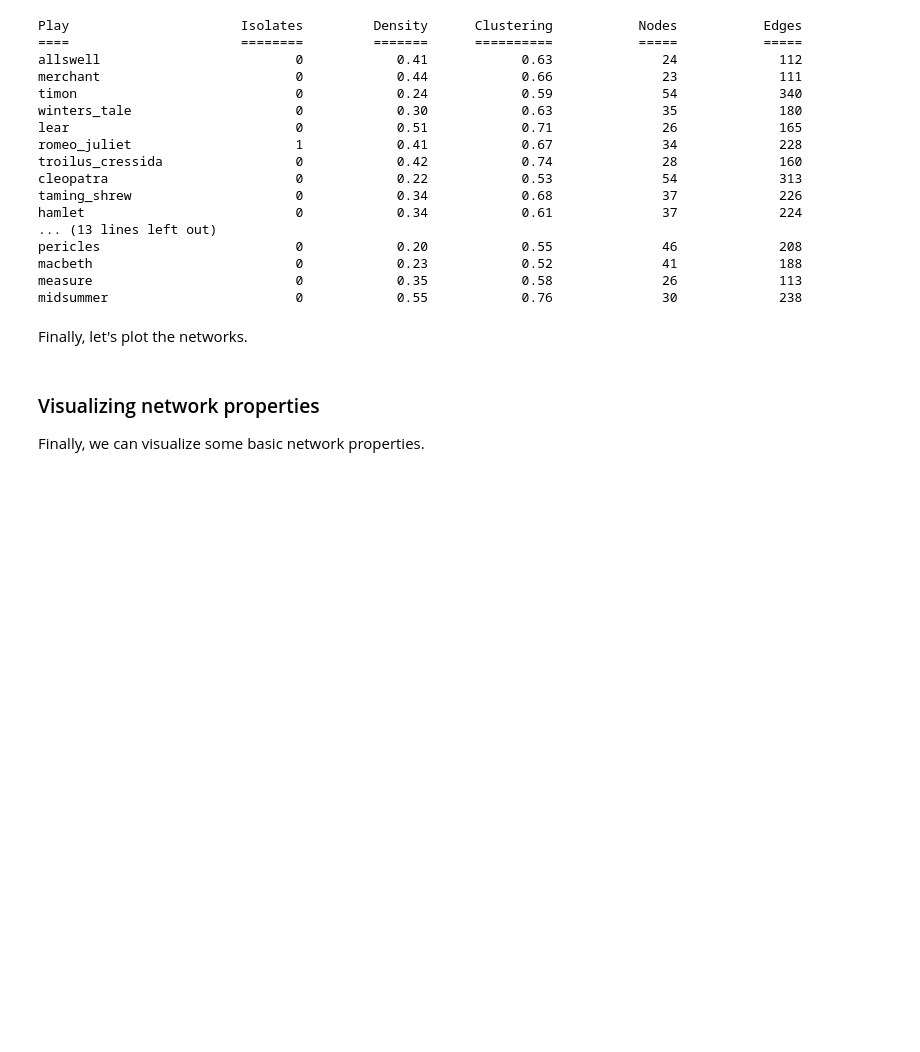
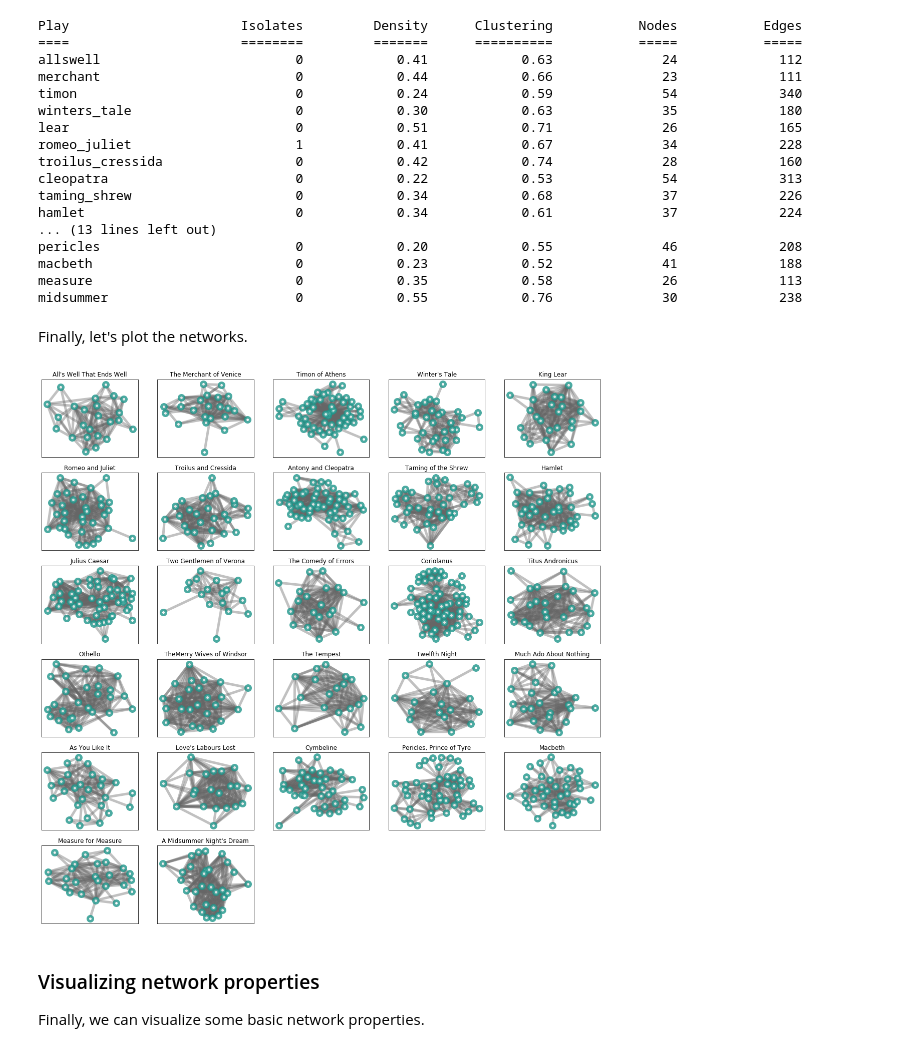
Before and after one commit to russellfunk/umn_day_of_data_2020, a Jupyter notebook: dash_2020_sna.ipynb, the cells around one changed output. Saved outputs shown, nothing was run; the diff lists cells and outputs as text; code cells hidden in the pictures; blank space fills up the shorter version.

```diff
--- a/dash_2020_sna.ipynb
+++ b/dash_2020_sna.ipynb
@@ -440,27 +440,29 @@ Finally, let's plot the networks.
 # %%
 # initialize the figure
 plt.figure(figsize=(20, 20))
 
 # loop over the plays
 for i, (play_id, play_network) in enumerate(shakespeare_networks.items()):
 
   # compute a layout for the nodes
-  pos = nx.nx_agraph.graphviz_layout(play_network)
+  pos = nx.kamada_kawai_layout(play_network)
 
   # create a subplot
   plt.subplot(6,5,i+1)
 
   # add the title
   plt.gca().set_title(play_network.graph["play_name"])
 
   # draw nodes
   nx.draw_networkx_nodes(play_network, pos, node_size=100, node_color='#ffffff', alpha=0.8, linewidths=5).set_edgecolor("#1f968b")
 
   # draw edges
   nx.draw_networkx_edges(play_network, pos, alpha=0.4, node_size=0, width=5, edge_color="#666666")
 
 # show the plot
 plt.show()
+# %% [output]
+[figure, added]
 # %% [markdown]
 ### Visualizing network properties
 Finally, we can visualize some basic network properties.
```
Also changed, not shown: parts of 5 cells of this notebook.
